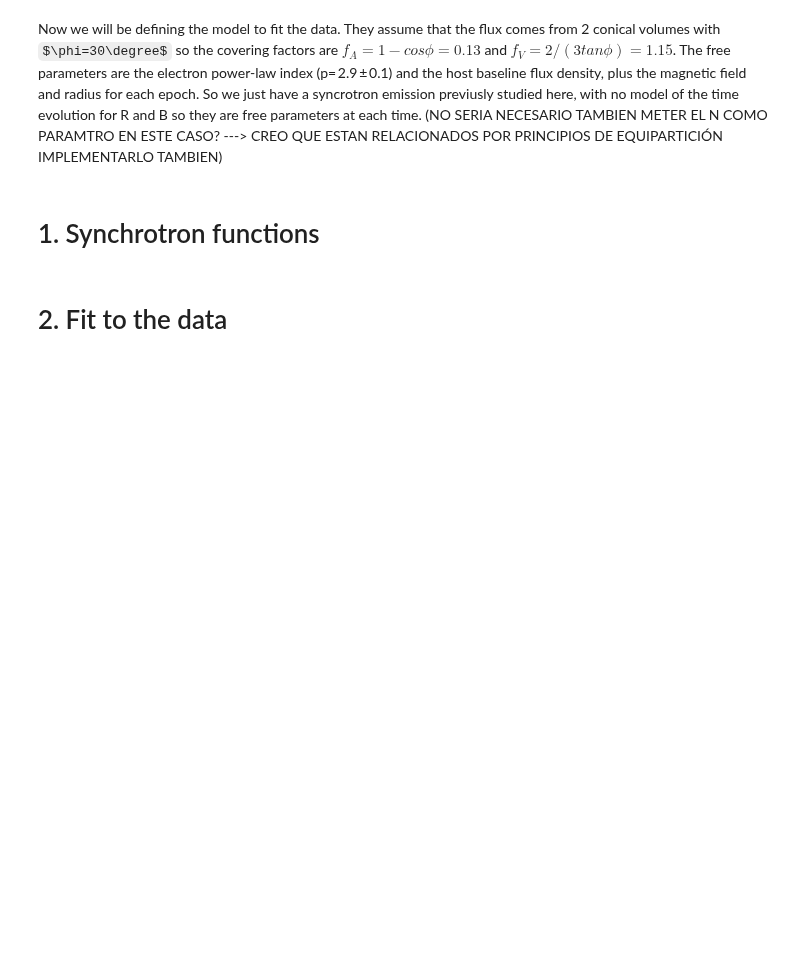
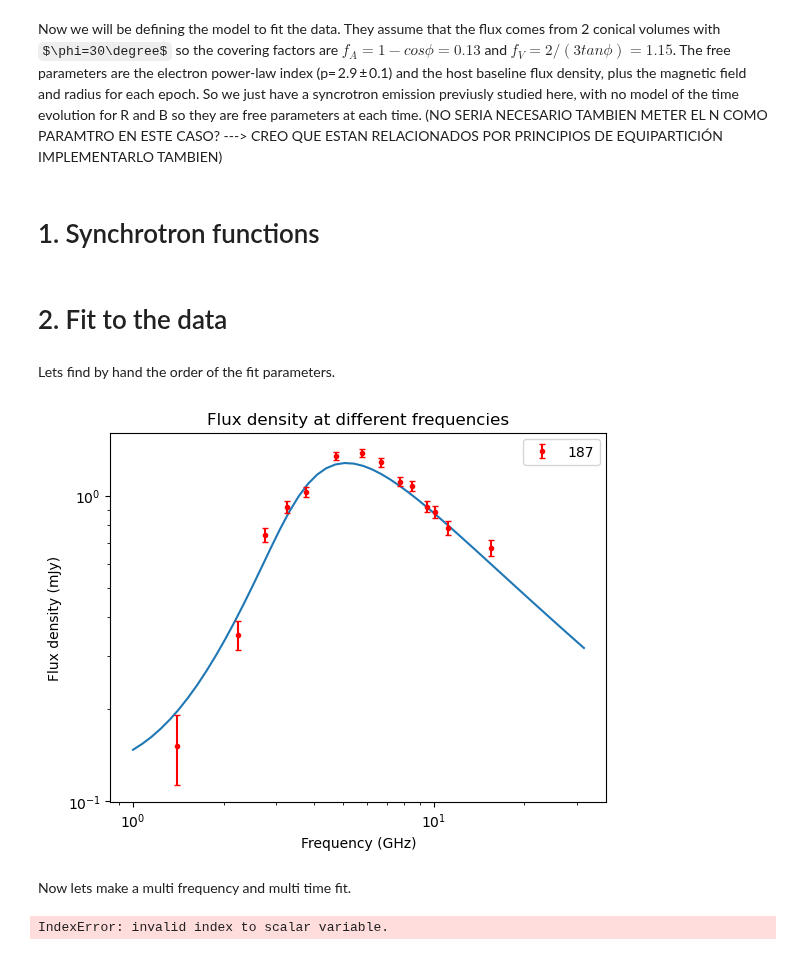
Before and after one commit to Camachoadri/JAEICU2024, a Jupyter notebook: TDE AT2019dsg/TDE jet from AT2019dsg.ipynb, the cells around one changed output. Saved outputs shown, nothing was run; the diff lists cells and outputs as text; code cells hidden in the pictures; some formulas as TeX source; blank space fills up the shorter version.

Commit message:
Implementing multi freq multi time fit

```diff
--- a/TDE AT2019dsg/TDE jet from AT2019dsg.ipynb
+++ b/TDE AT2019dsg/TDE jet from AT2019dsg.ipynb
@@ -185,7 +189,7 @@ def SourceFuncSynch(p, B, N0, frequency):
     return S
 
 
-def SpecIntSynch(p, B, N, radius, frequency, s, Emin, Emax):
+def SpecIntSynch(p, B, N, radius, frequency):
     """
     SpecIntSynch returns the specific intensity of a population of relativistic electrons driven by a power law at a given
     frequency
@@ -194,9 +198,7 @@ def SpecIntSynch(p, B, N, radius, frequency, s, Emin, Emax):
     :p: exponent of the power law
     :B: Magnetic field
     :N: Constant of the power law
-    :Te: Temperature of the electrons
     :radius: Radius of the emiting region
-    :I0: Outgoing intensitty of the shell if there was no synchrotron emission
     :frequency: frequency at which the specific intensity is computed
 
     Output
@@ -225,7 +227,7 @@ def solidangle(radius, distance):
     omega= np.pi * (radius**2)/(distance**2)
     return omega
 
-def FluxatTSynch(frequency, p, B, N, distance, F0, alpha):
+def FluxatTSynch(frequency, r, p, B, N, distance, F0, alpha):
     """
     Flux returns the value of the flux foor a population of relativistic electrons driven by a power law at a given frequency
 
@@ -241,11 +243,10 @@ def FluxatTSynch(frequency, p, B, N, distance, F0, alpha):
     Output
     :F: Flux of the source
     """
-    N= Nr(r, N0, r0, p, s)
     Fbase= F0*(frequency/1.28e9)**(alpha)
 
-    F=F0 + solidangle(r, distance)*SpecIntSynch(p, B, N, r, time, 0.3*r, frequency, s, Emin, Emax)
-    return F*1e23 #In order to get from cgs to Jy
+    F=Fbase + solidangle(r, distance)*SpecIntSynch(p, B, N, r, frequency)*1e23*1e3 # to convert to cgs units
+    return F #In order to get from cgs to Jy
 # %%
 def freqtowavelenght(frequency):
     """
@@ -274,6 +275,40 @@ def wavelenghttofreq(wavelenght):
     return (const.c/wavelenght).decompose()
 # %% [markdown]
 # 2. Fit to the data
+# %% [markdown]
+Lets find by hand the order of the fit parameters.
+# %%
+#Input parameters
+freqcont= np.logspace(0, 1.5, base=10) #In mHz
+distance= ((214*u.Mpc).to(u.cm)).value # http://astro.vaporia.com/start/at2019dsg.html
+
+p=3.
+F0= 1e-1
+alpha= -0.2
+
+B= (0.2*u.G).value
+N= (0.9e-8*u.cm**(-3)).value
+R= (7e16*u.cm).value
+
+
+F= FluxatTSynch(freqcont*1e9 , R, p, B, N, distance, F0, alpha)
+
+plt.plot(freqcont, F)
+plt.errorbar(date_list[3][0], date_list[3][1], yerr= data['eflux_mJy'],fmt= '.',capsize= 2 , c='red',
+             zorder=8, label=str(DaysSinceDetection('19/10/05')))
+
+
+plt.yscale('log')
+plt.xscale('log')
+plt.xlabel(f"Frequency (GHz)")
+plt.ylabel(f'Flux density (mJy)')
+plt.title('Flux density at different frequencies')
+plt.legend()
+plt.show()
+# %% [output]
+[figure, added]
+# %% [markdown]
+Now lets make a multi frequency and multi time fit.
 # %%
 def leastsq_function(params, *args):
     """
@@ -300,0 +341,30 @@ def leastsq_function(params, *args):
+# %%
+#Input parameters
+freqcont= np.logspace(0, 1.5, base=10) #In mHz
+freq = []
+FluxValue = []
+FluxErr = []
+distance= ((214*u.Mpc).to(u.cm)).value # http://astro.vaporia.com/start/at2019dsg.html
+
+for time in date_list:
+    freq.append(time[0])
+    FluxValue.append(time[1])
+    FluxErr.append(time[2])
+
+p=3.*np.ones(len(date_list))
+F0= 1e-1 *np.ones(len(date_list))
+alpha= -0.2 *np.ones(len(date_list))
+
+B= (0.2*u.G).value*np.ones(len(date_list))
+N= (0.9e-8*u.cm**(-3)).value*np.ones(len(date_list))
+R= (7e16*u.cm).value*np.ones(len(date_list))
+
+params0=(p, F0, alpha, B, R, N)
+params= np.ndarray((6, len(date_list)))
+for i in np.arange(0, len(params0)):
+    params[i]= params0[i]
+args0=(freq, distance, FluxValue, FluxErr)
+
+result = scipy.optimize.leastsq(leastsq_function, x0 = params, args=args0)
+# %% [output]
+IndexError: invalid index to scalar variable.
```
Also changed, not shown: parts of 3 cells of this notebook.
